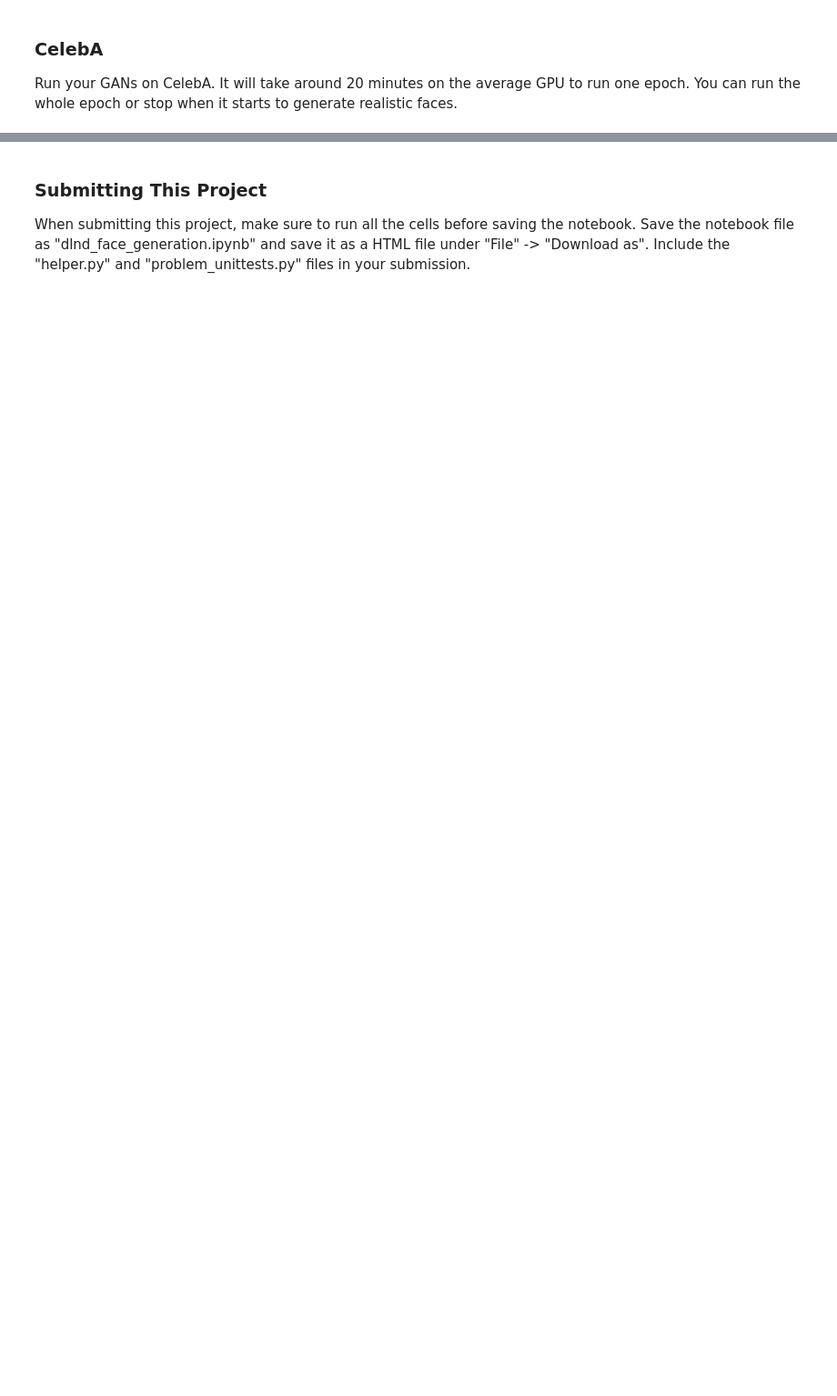
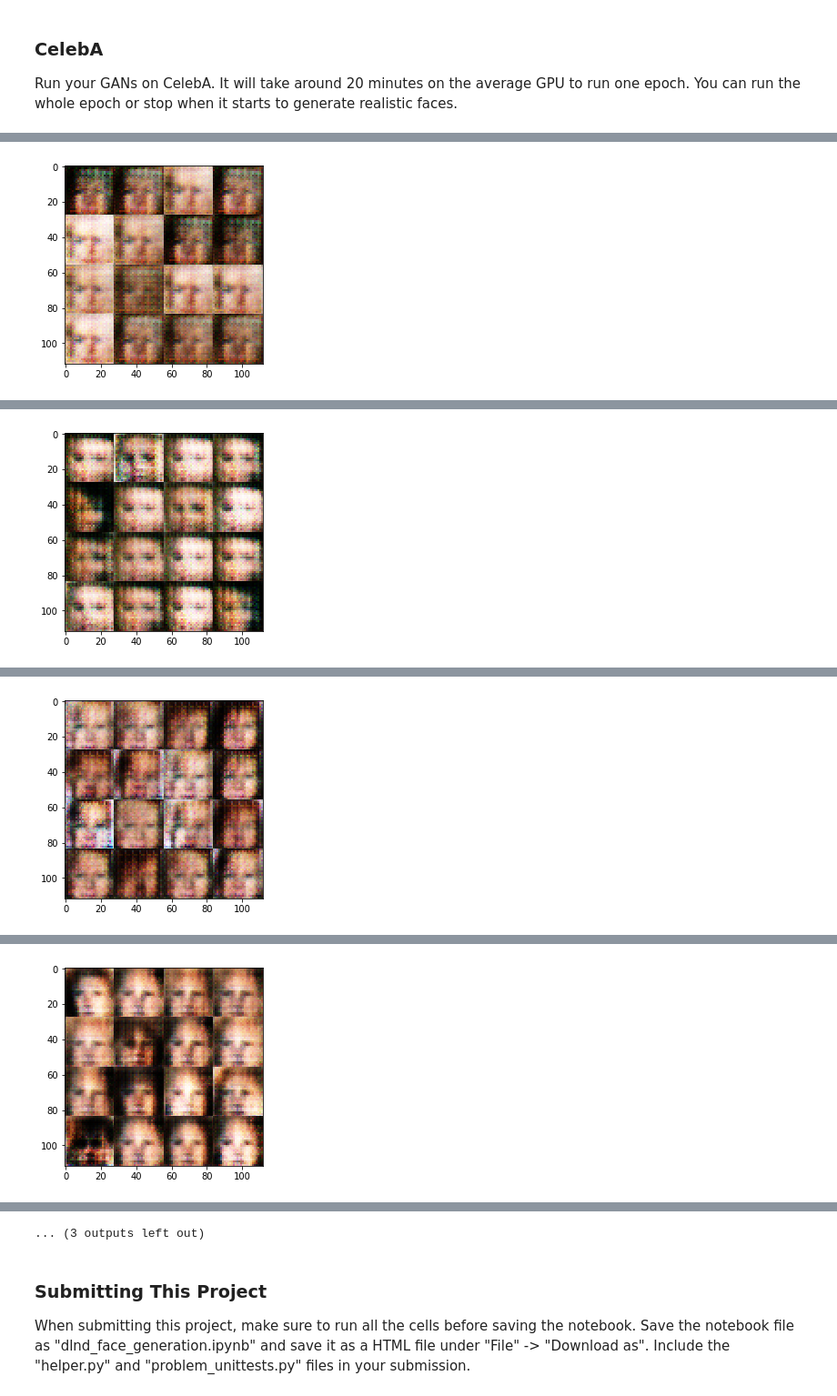
Before and after one commit to spencer2211/Deep-learning, a Jupyter notebook: face_generation/dlnd_face_generation.ipynb, the cells around one changed output, grey strips where cells are left out. Shown: that part at 91% size. Drawn from its saved outputs; the diff is of its cells as text; code cells hidden in the pictures; blank space fills up the shorter version.

```diff
--- a/face_generation/dlnd_face_generation.ipynb
+++ b/face_generation/dlnd_face_generation.ipynb
@@ -341,8 +341,6 @@ def train(epoch_count, batch_size, z_dim, learning_rate, beta1, get_batches, dat
     :param data_image_mode: The image mode to use for images ("RGB" or "L")
     """
     # TODO: Build Model
-    tf.reset_default_graph()
-
     input_real, input_z, train_learning_rate = model_inputs(*data_shape[1:], z_dim)
     d_loss, g_loss = model_loss(input_real, input_z, data_shape[3])
     d_opt, g_opt = model_opt(d_loss, g_loss, train_learning_rate, beta1)
@@ -360,14 +358,23 @@ def train(epoch_count, batch_size, z_dim, learning_rate, beta1, get_batches, dat
 
                 # Sample random noise for gen
                 batch_z = np.random.uniform(-1, 1, size=(batch_size, z_dim))
+                batch_images = batch_images * 2.0
 
-                # Run Opts
+                # Run Optimizers
                 _ = sess.run(d_opt, feed_dict={input_real: batch_images,
                                                input_z: batch_z,
                                                train_learning_rate: learning_rate})
 
-                _ = sess.run(g_opt, feed_dict={input_z: batch_z,
-                                               input_real: batch_images,
+                _ = sess.run(g_opt, feed_dict={input_real: batch_images,
+                                               input_z: batch_z,
+                                               train_learning_rate: learning_rate})
+
+                _ = sess.run(g_opt, feed_dict={input_real: batch_images,
+                                               input_z: batch_z,
+                                               train_learning_rate: learning_rate})
+
+                _ = sess.run(g_opt, feed_dict={input_real: batch_images,
+                                               input_z: batch_z,
                                                train_learning_rate: learning_rate})
 
                 if steps % print_every == 0:
@@ -383,8 +390,8 @@ def train(epoch_count, batch_size, z_dim, learning_rate, beta1, get_batches, dat
                          "Discriminator Loss: {:.4f}...".format(train_loss_d),
                          "Generator Loss: {:.4f}".format(train_loss_g))
 
-                if steps % show_every == 0:
-                    show_generator_output(sess, 16, input_z, data_shape[3], data_image_mode)
+                    if steps % show_every == 0:
+                        show_generator_output(sess, 16, input_z,data_shape[3], data_image_mode)
 # %% [markdown]
 ### MNIST
 Test your GANs architecture on MNIST.  After 2 epochs, the GANs should be able to generate images that look like handwritten digits.  Make sure the loss of the generator is lower than the loss of the discriminator or close to 0.
@@ -413,10 +467,10 @@ IndexError: list index out of range
 ### CelebA
 Run your GANs on CelebA.  It will take around 20 minutes on the average GPU to run one epoch.  You can run the whole epoch or stop when it starts to generate realistic faces.
 # %%
-batch_size = None
-z_dim = None
-learning_rate = None
-beta1 = None
+batch_size = 256
+z_dim = 100
+learning_rate = 0.001
+beta1 = 0.5
 
 
 """
@@ -428,3 +482,4 @@ celeba_dataset = helper.Dataset('celeba', glob(os.path.join(data_dir, 'img_align
 with tf.Graph().as_default():
     train(epochs, batch_size, z_dim, learning_rate, beta1, celeba_dataset.get_batches,
           celeba_dataset.shape, celeba_dataset.image_mode)
+# %% [output]
@@ -430,0 +496 @@ with tf.Graph().as_default():
+[figure, added]
@@ -430,0 +507 @@ with tf.Graph().as_default():
+[figure, added]
@@ -430,0 +518 @@ with tf.Graph().as_default():
+[figure, added]
@@ -430,0 +529 @@ with tf.Graph().as_default():
+[figure, added]
@@ -431,3 +552,4 @@ with tf.Graph().as_default():
+... (3 outputs left out)
 # %% [markdown]
 ### Submitting This Project
 When submitting this project, make sure to run all the cells before saving the notebook. Save the notebook file as "dlnd_face_generation.ipynb" and save it as a HTML file under "File" -> "Download as". Include the "helper.py" and "problem_unittests.py" files in your submission.
```
Also changed, not shown: parts of 6 cells of this notebook.
